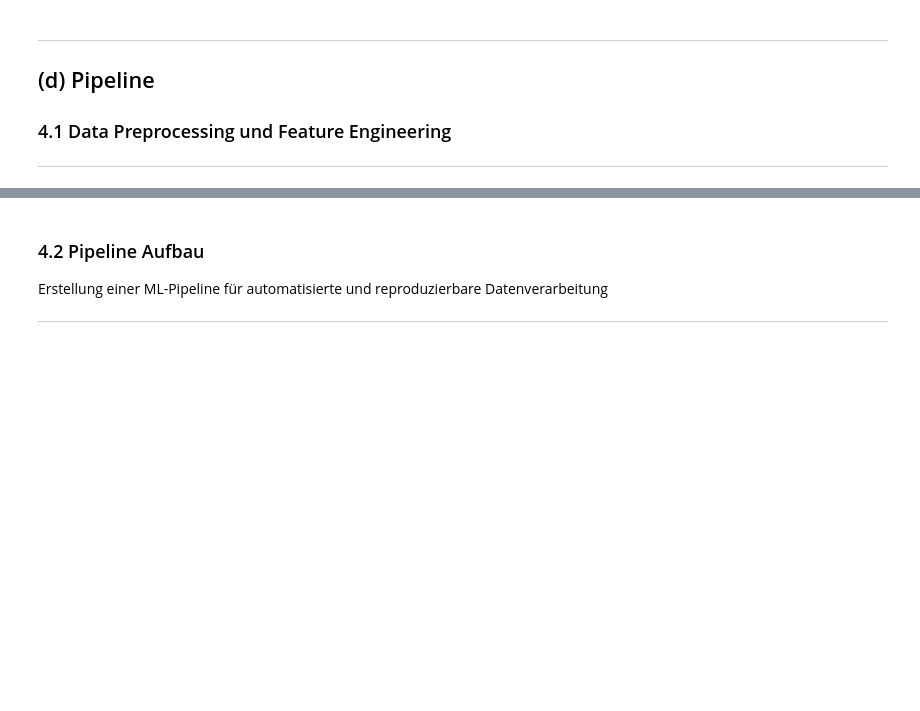
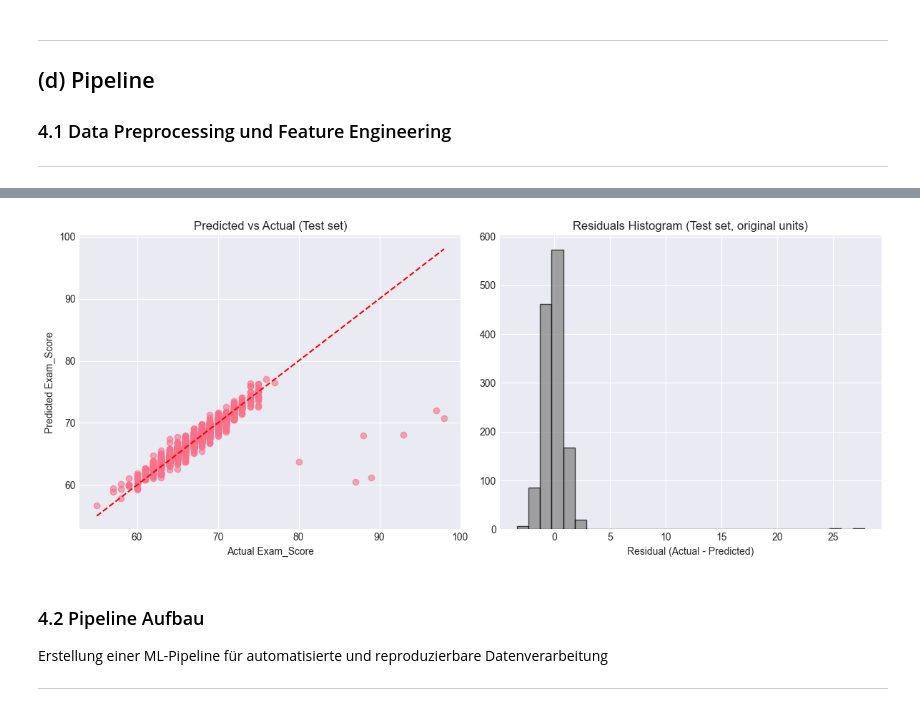
Before and after one commit to Simon5gitty/HubiLucki----ML, a Jupyter notebook: ML_Projekt_StudentPerformance.ipynb, the cells around one changed output, grey strips where cells are left out. Drawn from its saved outputs; the diff is of its cells as text; code cells hidden in the pictures; blank space fills up the shorter version.

```diff
--- a/ML_Projekt_StudentPerformance.ipynb
+++ b/ML_Projekt_StudentPerformance.ipynb
@@ -526,9 +526,11 @@ for col in categorical_cols:
 
 ---
 # %%
-# Train-Test Split vorbereiten
-# TODO: Daten in X (Features) und y (Target) aufteilen
+# Features & target
+X = df.drop(columns=["Exam_Score"])
+y = df["Exam_Score"]
+y_log = np.log(y)
 
-# TODO: Train-Test Split durchführen (z.B. 80/20 oder 70/30)
-# X_train, X_test, y_train, y_test = train_test_split(...)
+# Train/test split
+X_train, X_test, y_train, y_test = train_test_split(X, y_log, test_size=0.2, random_state=42)
 # %%
@@ -540,0 +607,69 @@ for col in categorical_cols:
+# %%
+from sklearn.preprocessing import PolynomialFeatures
+from sklearn.linear_model import LinearRegression
+import matplotlib.pyplot as plt
+
+# Polynomial Regression (degree=2) on selected features
+
+# build numeric pipeline with polynomial features after scaling
+numeric_transformer_poly = Pipeline(steps=[
+    ('imputer', SimpleImputer(strategy='median')),
+    ('scaler', StandardScaler()),
+    ('poly', PolynomialFeatures(degree=2, include_bias=False))
+])
+
+# reuse categorical_transformer defined earlier
+preprocessor_poly = ColumnTransformer(transformers=[
+    ('num', numeric_transformer_poly, numerical_features),
+    ('cat', categorical_transformer, categorical_features)
+])
+
+# full pipeline: preprocessor + linear regressor (polynomial regression)
+pipeline_poly = Pipeline(steps=[
+    ('preprocessor', preprocessor_poly),
+    ('regressor', LinearRegression())
+])
+
+# fit on training data (y_train is log-transformed target)
+pipeline_poly.fit(X_train[numerical_features + categorical_features], y_train)
+
+# predictions (log-space)
+y_train_pred_poly = pipeline_poly.predict(X_train[numerical_features + categorical_features])
+y_test_pred_poly  = pipeline_poly.predict(X_test[numerical_features + categorical_features])
+
+# Metrics on log-scale
+r2_train_poly = r2_score(y_train, y_train_pred_poly)
+r2_test_poly  = r2_score(y_test, y_test_pred_poly)
+rmse_train_log = np.sqrt(mean_squared_error(y_train, y_train_pred_poly))
+rmse_test_log  = np.sqrt(mean_squared_error(y_test, y_test_pred_poly))
+
+# Convert back to original scale and compute RMSE in exam score units
+rmse_train_orig = np.sqrt(mean_squared_error(np.exp(y_train), np.exp(y_train_pred_poly)))
+rmse_test_orig  = np.sqrt(mean_squared_error(np.exp(y_test),  np.exp(y_test_pred_poly)))
+
+print("Polynomial Regression (degree=2) results:")
+print(f"Train R² (log): {r2_train_poly:.4f}, Test R² (log): {r2_test_poly:.4f}")
+print(f"Train RMSE (log): {rmse_train_log:.6f}, Test RMSE (log): {rmse_test_log:.6f}")
+print(f"Train RMSE (original units): {rmse_train_orig:.4f}, Test RMSE (original units): {rmse_test_orig:.4f}")
+
+# Quick diagnostic plots (original scale)
+plt.figure(figsize=(12,5))
+
+plt.subplot(1,2,1)
+plt.scatter(np.exp(y_test), np.exp(y_test_pred_poly), alpha=0.6)
+lims = [min(np.exp(y_test).min(), np.exp(y_test_pred_poly).min()),
+        max(np.exp(y_test).max(), np.exp(y_test_pred_poly).max())]
+plt.plot(lims, lims, '--', color='red')
+plt.xlabel('Actual Exam_Score')
+plt.ylabel('Predicted Exam_Score')
+plt.title('Predicted vs Actual (Test set)')
+
+plt.subplot(1,2,2)
+residuals = np.exp(y_test) - np.exp(y_test_pred_poly)
+plt.hist(residuals, bins=30, color='gray', edgecolor='k', alpha=0.7)
+plt.title('Residuals Histogram (Test set, original units)')
+plt.xlabel('Residual (Actual - Predicted)')
+
+plt.tight_layout()
+plt.show()
+# %% [output]
@@ -541,3 +680,4 @@ for col in categorical_cols:
+[figure, added]
 # %% [markdown]
 ### 4.2 Pipeline Aufbau
 
```
Also changed, not shown: parts of 3 cells of this notebook, 1 other file.
